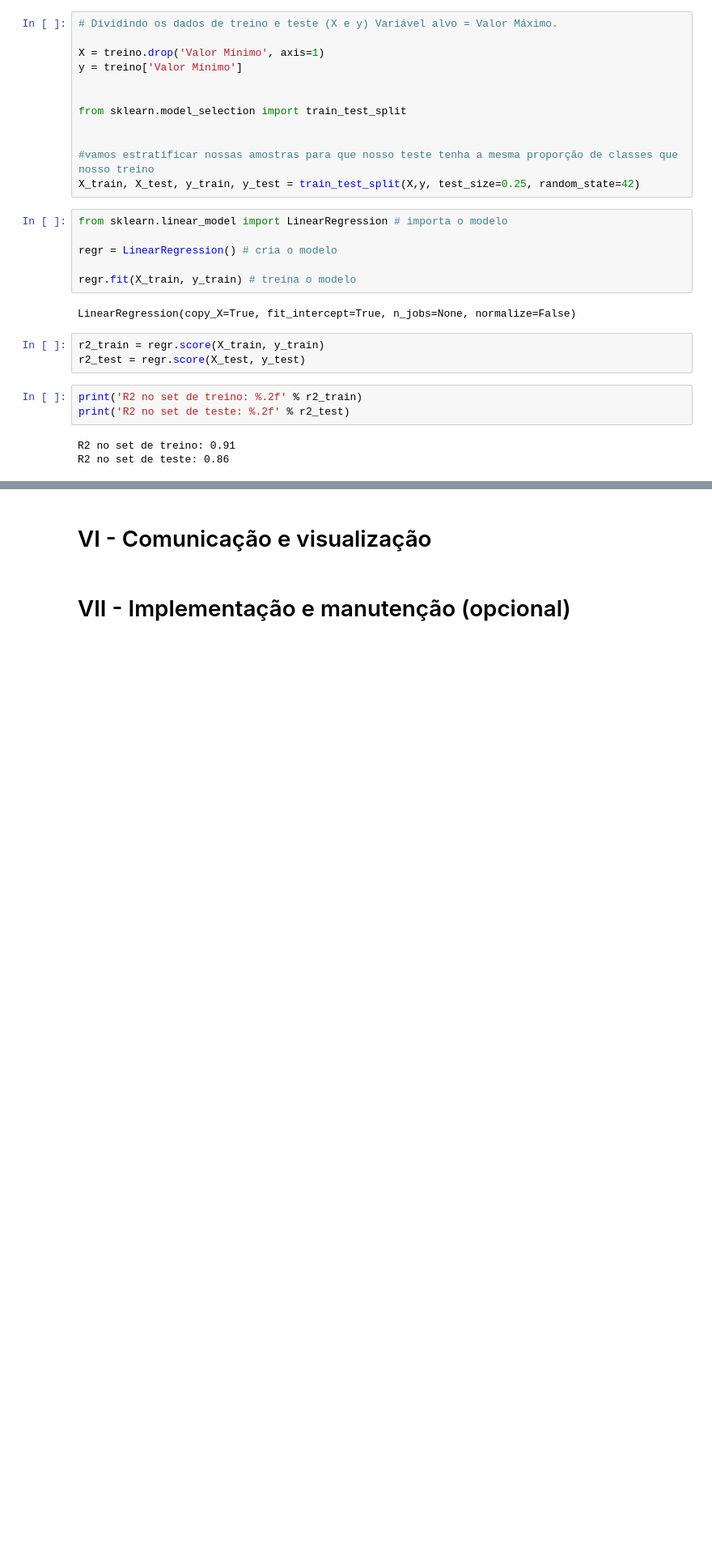
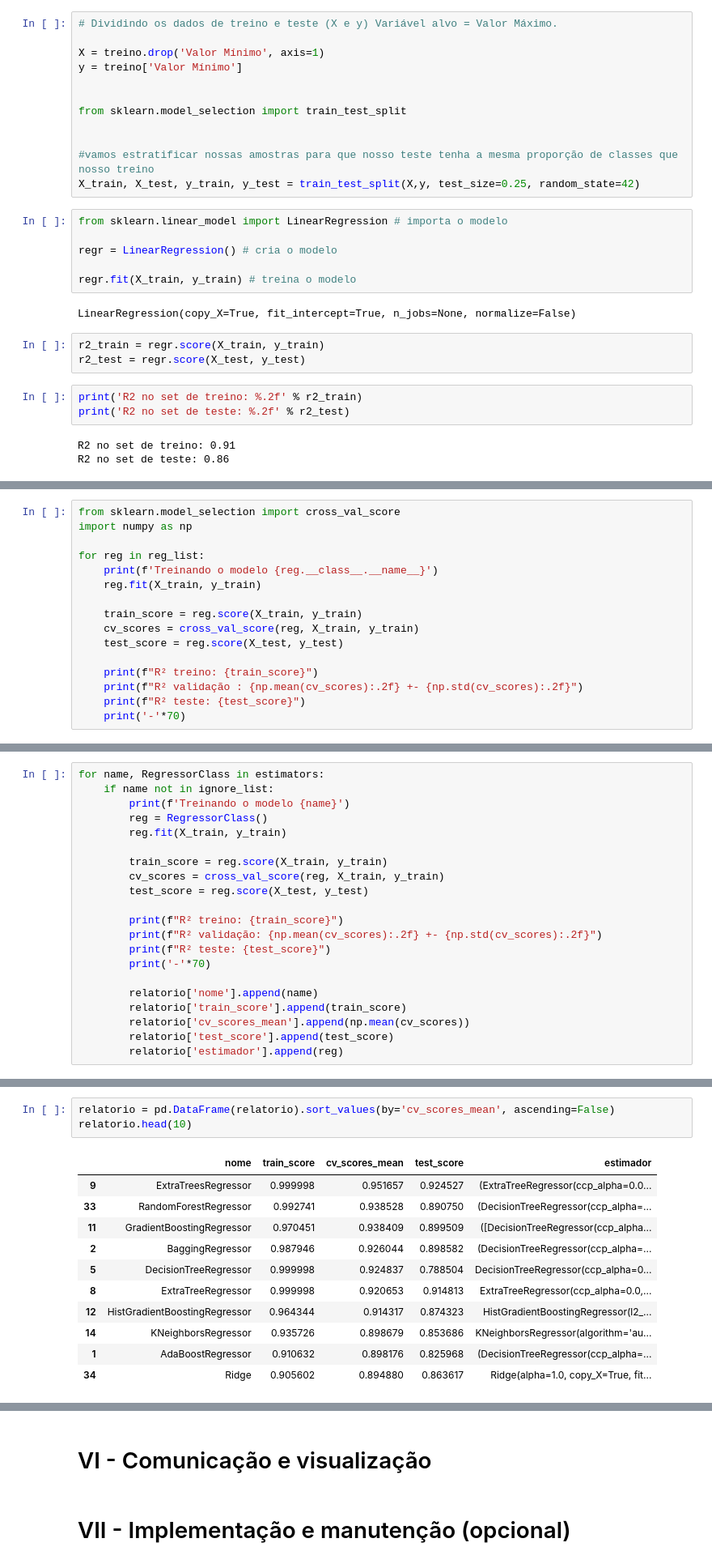
Before and after one commit to JoaoDaross/ProjetoFinalAwari, a Jupyter notebook: ProjetoFinalAwari.ipynb, the cells around one changed output, grey strips where cells are left out. Shown at 81% size. Cells and saved outputs as stored; diff of their text form; blank space fills up the shorter version.

```diff
--- a/ProjetoFinalAwari.ipynb
+++ b/ProjetoFinalAwari.ipynb
@@ -791,0 +826,16 @@ R2 no set de teste: 0.86
+# %%
+from sklearn.model_selection import cross_val_score
+import numpy as np
+
+for reg in reg_list:
+    print(f'Treinando o modelo {reg.__class__.__name__}')
+    reg.fit(X_train, y_train)
+
+    train_score = reg.score(X_train, y_train)
+    cv_scores = cross_val_score(reg, X_train, y_train)
+    test_score = reg.score(X_test, y_test)
+
+    print(f"R² treino: {train_score}")
+    print(f"R² validação : {np.mean(cv_scores):.2f} +- {np.std(cv_scores):.2f}")
+    print(f"R² teste: {test_score}")
+    print('-'*70)
@@ -791,0 +888,21 @@ R2 no set de teste: 0.86
+# %%
+for name, RegressorClass in estimators:
+    if name not in ignore_list:
+        print(f'Treinando o modelo {name}')
+        reg = RegressorClass()
+        reg.fit(X_train, y_train)
+
+        train_score = reg.score(X_train, y_train)
+        cv_scores = cross_val_score(reg, X_train, y_train)
+        test_score = reg.score(X_test, y_test)
+
+        print(f"R² treino: {train_score}")
+        print(f"R² validação: {np.mean(cv_scores):.2f} +- {np.std(cv_scores):.2f}")
+        print(f"R² teste: {test_score}")
+        print('-'*70)
+
+        relatorio['nome'].append(name)
+        relatorio['train_score'].append(train_score)
+        relatorio['cv_scores_mean'].append(np.mean(cv_scores))
+        relatorio['test_score'].append(test_score)
+        relatorio['estimador'].append(reg)
@@ -791,0 +1005,15 @@ R2 no set de teste: 0.86
+# %%
+relatorio = pd.DataFrame(relatorio).sort_values(by='cv_scores_mean', ascending=False)
+relatorio.head(10)
+# %% [output]
+|  | nome | train_score | cv_scores_mean | test_score | estimador |
+| 9 | ExtraTreesRegressor | 0.999998 | 0.951657 | 0.924527 | (ExtraTreeRegressor(ccp_alpha=0.0... |
+| 33 | RandomForestRegressor | 0.992741 | 0.938528 | 0.890750 | (DecisionTreeRegressor(ccp_alpha=... |
+| 11 | GradientBoostingRegressor | 0.970451 | 0.938409 | 0.899509 | ([DecisionTreeRegressor(ccp_alpha... |
+| 2 | BaggingRegressor | 0.987946 | 0.926044 | 0.898582 | (DecisionTreeRegressor(ccp_alpha=... |
+| 5 | DecisionTreeRegressor | 0.999998 | 0.924837 | 0.788504 | DecisionTreeRegressor(ccp_alpha=0... |
+| 8 | ExtraTreeRegressor | 0.999998 | 0.920653 | 0.914813 | ExtraTreeRegressor(ccp_alpha=0.0,... |
+| 12 | HistGradientBoostingRegressor | 0.964344 | 0.914317 | 0.874323 | HistGradientBoostingRegressor(l2_... |
+| 14 | KNeighborsRegressor | 0.935726 | 0.898679 | 0.853686 | KNeighborsRegressor(algorithm='au... |
+| 1 | AdaBoostRegressor | 0.910632 | 0.898176 | 0.825968 | (DecisionTreeRegressor(ccp_alpha=... |
+| 34 | Ridge | 0.905602 | 0.894880 | 0.863617 | Ridge(alpha=1.0, copy_X=True, fit... |
```
Also changed, not shown: parts of 11 cells of this notebook.
